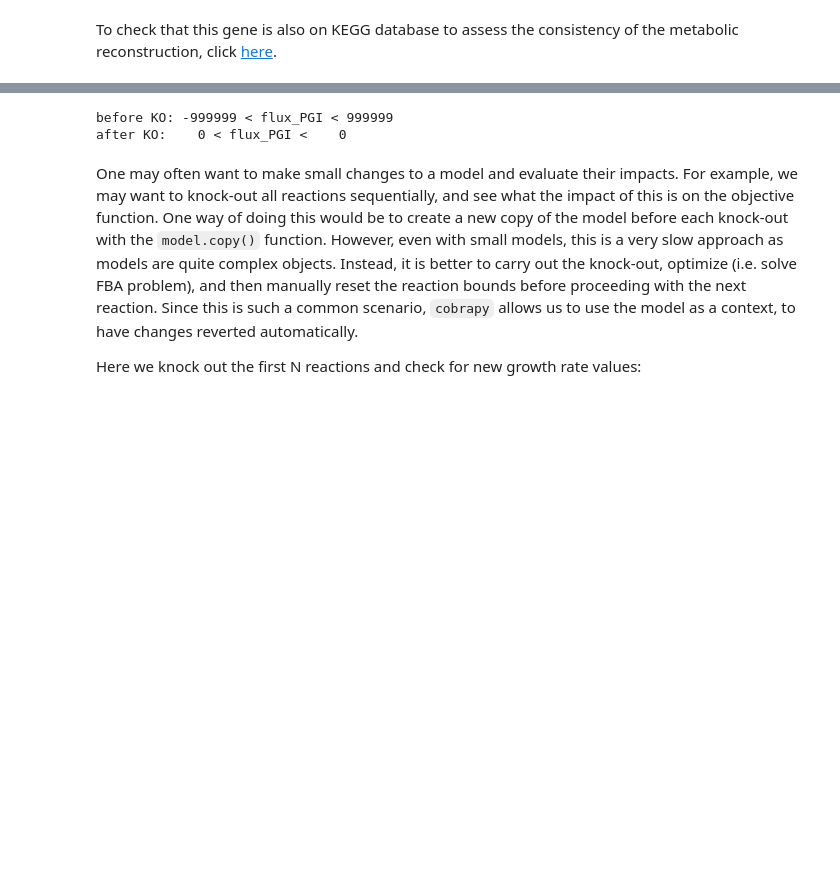
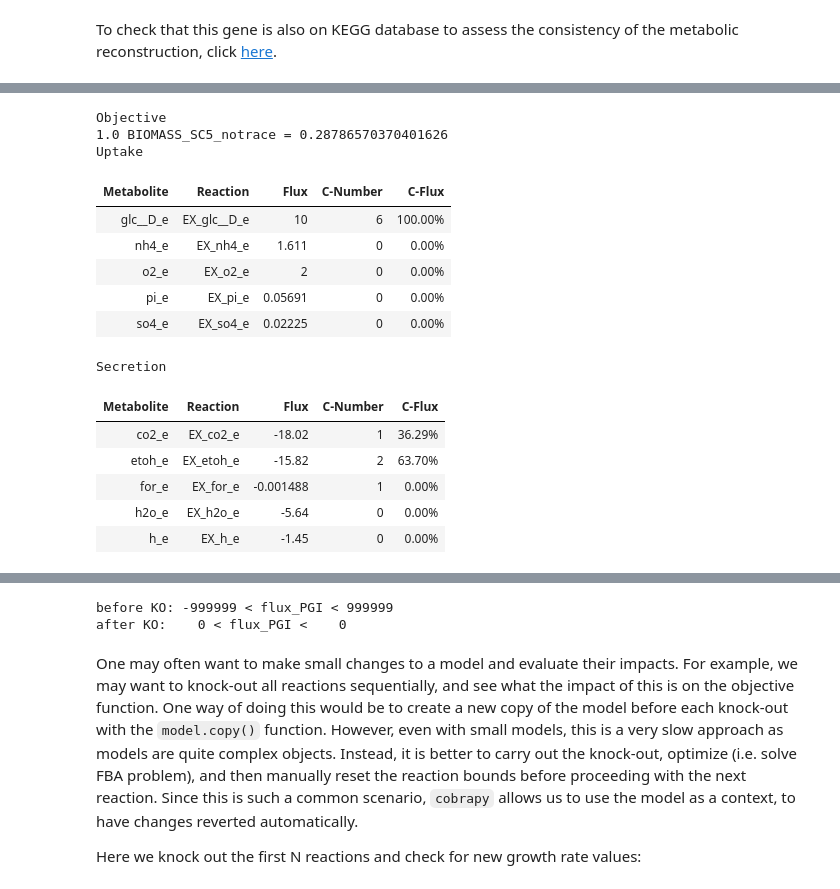
Before and after one commit to franciscozorrilla/EMBOMicroCom2, a Jupyter notebook: notebooks/1_fba.ipynb, the cells around one changed output, grey strips where cells are left out. Drawn from its saved outputs; the diff is of its cells as text; code cells hidden in the pictures; blank space fills up the shorter version.

```diff
--- a/notebooks/1_fba.ipynb
+++ b/notebooks/1_fba.ipynb
@@ -263,0 +269,23 @@ To check that this gene is also on KEGG database to assess the consistency of th
+# %%
+# Run FBA
+model_yeast.optimize()
+
+# Show exchange fluxes
+model_yeast.summary()
+# %% [output]
+Objective
+1.0 BIOMASS_SC5_notrace = 0.28786570370401626
+Uptake
+| Metabolite | Reaction | Flux | C-Number | C-Flux |
+| glc__D_e | EX_glc__D_e | 10 | 6 | 100.00% |
+| nh4_e | EX_nh4_e | 1.611 | 0 | 0.00% |
+| o2_e | EX_o2_e | 2 | 0 | 0.00% |
+| pi_e | EX_pi_e | 0.05691 | 0 | 0.00% |
+| so4_e | EX_so4_e | 0.02225 | 0 | 0.00% |
+Secretion
+| Metabolite | Reaction | Flux | C-Number | C-Flux |
+| co2_e | EX_co2_e | -18.02 | 1 | 36.29% |
+| etoh_e | EX_etoh_e | -15.82 | 2 | 63.70% |
+| for_e | EX_for_e | -0.001488 | 1 | 0.00% |
+| h2o_e | EX_h2o_e | -5.64 | 0 | 0.00% |
+| h_e | EX_h_e | -1.45 | 0 | 0.00% |
```
Also changed, not shown: parts of 17 cells of this notebook.
